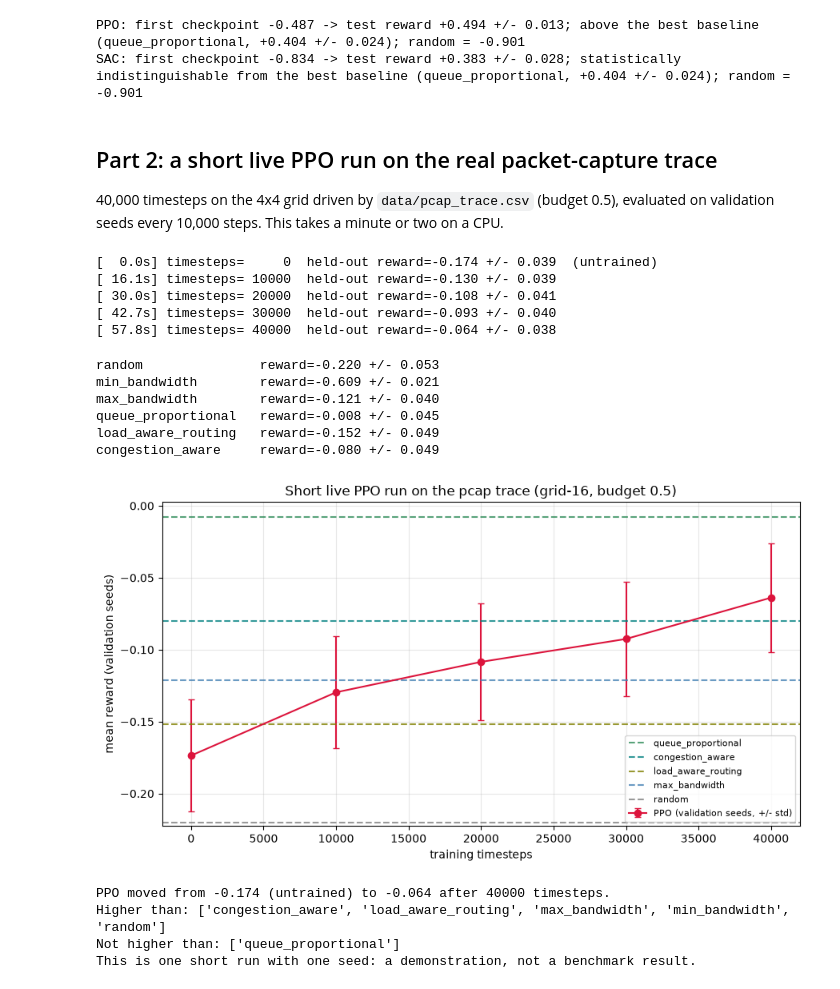
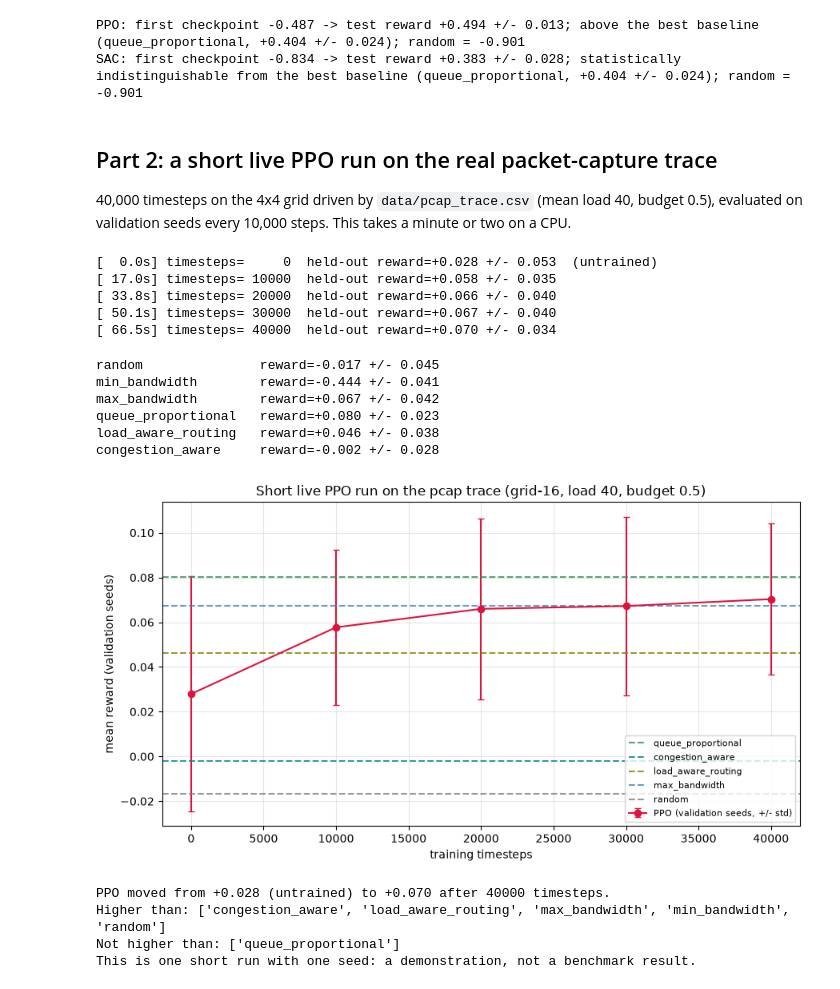
Before and after one commit to karix-project/congestgym-anon, a Jupyter notebook: notebooks/04_ppo_training_curves.ipynb, the cells around one changed output. Saved outputs shown, nothing was run; the diff lists cells and outputs as text; code cells hidden in the pictures.

```diff
--- a/notebooks/04_ppo_training_curves.ipynb
+++ b/notebooks/04_ppo_training_curves.ipynb
@@ -115,7 +115,7 @@ SAC: first checkpoint -0.834 -> test reward +0.383 +/- 0.028; statistically indi
 # %% [markdown]
 ## Part 2: a short live PPO run on the real packet-capture trace
 
-40,000 timesteps on the 4x4 grid driven by `data/pcap_trace.csv` (budget 0.5), evaluated
+40,000 timesteps on the 4x4 grid driven by `data/pcap_trace.csv` (mean load 40, budget 0.5), evaluated
 on validation seeds every 10,000 steps. This takes a minute or two on a CPU.
 # %%
 from stable_baselines3 import PPO
@@ -124,7 +124,7 @@ from carla_gym.baselines import POLICIES
 from examples.train_agent import make_env, rollout
 
 args = Namespace(trace="data/pcap_trace.csv", topology="grid", nodes=16, steps=100,
-                 budget=0.5, load=110.0, load_scale=1.0)
+                 budget=0.5, load=40.0, load_scale=1.0)
 SEED = 0
 venv = DummyVecEnv([make_env(args, SEED + rank) for rank in range(4)])
 venv.seed(SEED)
@@ -148,36 +148,36 @@ for i in range(4):
     print(f"[{time.time()-t0:5.1f}s] timesteps={(i + 1) * 10_000:6d}  held-out reward={m:+.3f} +/- {s:.3f}")
 live = pd.DataFrame(live)
 # %% [output]
-[  0.0s] timesteps=     0  held-out reward=-0.174 +/- 0.039  (untrained)
-[ 16.1s] timesteps= 10000  held-out reward=-0.130 +/- 0.039
-[ 30.0s] timesteps= 20000  held-out reward=-0.108 +/- 0.041
-[ 42.7s] timesteps= 30000  held-out reward=-0.093 +/- 0.040
-[ 57.8s] timesteps= 40000  held-out reward=-0.064 +/- 0.038
+[  0.0s] timesteps=     0  held-out reward=+0.028 +/- 0.053  (untrained)
+[ 17.0s] timesteps= 10000  held-out reward=+0.058 +/- 0.035
+[ 33.8s] timesteps= 20000  held-out reward=+0.066 +/- 0.040
+[ 50.1s] timesteps= 30000  held-out reward=+0.067 +/- 0.040
+[ 66.5s] timesteps= 40000  held-out reward=+0.070 +/- 0.034
 # %%
 rng = np.random.default_rng(0)
 live_baselines = {}
 for name, fn in POLICIES.items():
     m, s = rollout(native_env, lambda e, o, fn=fn: fn(e, o, rng), val_seeds, steps=100)
     live_baselines[name] = m
     print(f"{name:20s} reward={m:+.3f} +/- {s:.3f}")
 
 fig, ax = plt.subplots(figsize=(9, 5))
 ax.errorbar(live["timesteps"], live["reward_mean"], yerr=live["reward_std"], marker="o",
             color="crimson", capsize=3, label="PPO (validation seeds, +/- std)")
 for name, color in styles.items():
     ax.axhline(live_baselines[name], ls="--", color=color, alpha=0.8, label=name)
 ax.set_xlabel("training timesteps"); ax.set_ylabel("mean reward (validation seeds)")
-ax.set_title("Short live PPO run on the pcap trace (grid-16, budget 0.5)")
+ax.set_title("Short live PPO run on the pcap trace (grid-16, load 40, budget 0.5)")
 ax.grid(alpha=0.3); ax.legend(fontsize=8)
 plt.tight_layout(); plt.show()
 # %% [output]
-random               reward=-0.220 +/- 0.053
-min_bandwidth        reward=-0.609 +/- 0.021
-max_bandwidth        reward=-0.121 +/- 0.040
-queue_proportional   reward=-0.008 +/- 0.045
-load_aware_routing   reward=-0.152 +/- 0.049
-congestion_aware     reward=-0.080 +/- 0.049
+random               reward=-0.017 +/- 0.045
+min_bandwidth        reward=-0.444 +/- 0.041
+max_bandwidth        reward=+0.067 +/- 0.042
+queue_proportional   reward=+0.080 +/- 0.023
+load_aware_routing   reward=+0.046 +/- 0.038
+congestion_aware     reward=-0.002 +/- 0.028
-[figure, old version]
+[figure, new version]
 # %%
 start, end = live["reward_mean"].iloc[0], live["reward_mean"].iloc[-1]
 beaten = sorted(n for n, v in live_baselines.items() if end > v)
@@ -187,7 +187,7 @@ print("Higher than:", beaten if beaten else "none")
 print("Not higher than:", not_beaten if not_beaten else "none")
 print("This is one short run with one seed: a demonstration, not a benchmark result.")
 # %% [output]
-PPO moved from -0.174 (untrained) to -0.064 after 40000 timesteps.
+PPO moved from +0.028 (untrained) to +0.070 after 40000 timesteps.
 Higher than: ['congestion_aware', 'load_aware_routing', 'max_bandwidth', 'min_bandwidth', 'random']
 Not higher than: ['queue_proportional']
 This is one short run with one seed: a demonstration, not a benchmark result.
```
Also changed, not shown: 15 other files.
